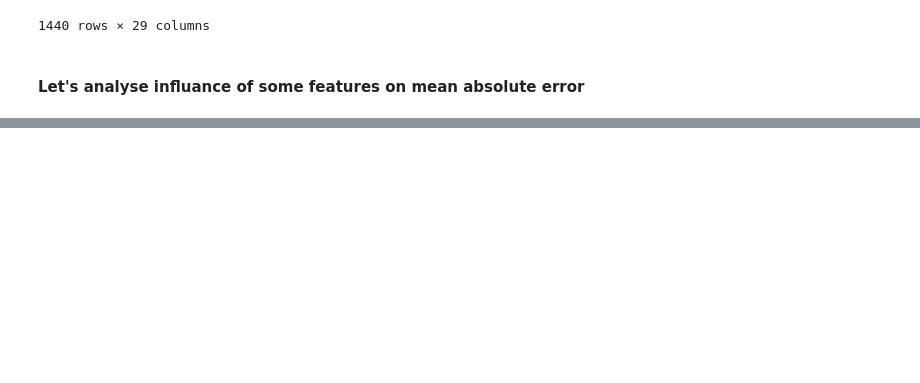
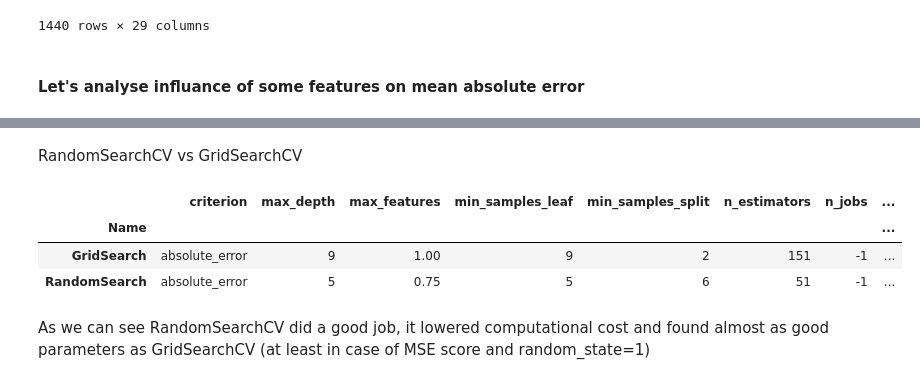
Before and after one commit to jxqbbb/selfmade_cheat_sheets, a Jupyter notebook: random_forest.ipynb, the cells around one changed output, grey strips where cells are left out. Drawn from its saved outputs; the diff is of its cells as text; code cells hidden in the pictures; blank space fills up the shorter version.

```diff
--- a/random_forest.ipynb
+++ b/random_forest.ipynb
@@ -193,0 +204,5 @@ plt.show()
+# %%
+random = RandomizedSearchCV(RandomForestRegressor(),param_distributions=hyperparams,n_iter=30,scoring=["neg_mean_squared_error","neg_mean_absolute_error"],
+                   n_jobs=-1,refit="neg_mean_absolute_error",random_state=1)
+# %%
+random.fit(X,y)
@@ -193,0 +233,17 @@ plt.show()
+# %% [markdown]
+RandomSearchCV vs GridSearchCV
+# %%
+grid.best_params_["Name"]="GridSearch"
+grid.best_params_["MSE"] = -grid.best_score_
+
+random.best_params_["Name"]="RandomSearch"
+random.best_params_["MSE"] = -random.best_score_
+# %%
+pd.DataFrame([grid.best_params_,random.best_params_]).set_index("Name")
+# %% [output]
+|  | criterion | max_depth | max_features | min_samples_leaf | min_samples_split | n_estimators | n_jobs | ... |
+| Name |  |  |  |  |  |  |  | ... |
+| GridSearch | absolute_error | 9 | 1.00 | 9 | 2 | 151 | -1 | ... |
+| RandomSearch | absolute_error | 5 | 0.75 | 5 | 6 | 51 | -1 | ... |
+# %% [markdown]
+As we can see RandomSearchCV did a good job, it lowered computational cost and found almost as good parameters as GridSearchCV (at least in case of MSE score and random_state=1)
```
Also changed, not shown: parts of 12 cells of this notebook.
